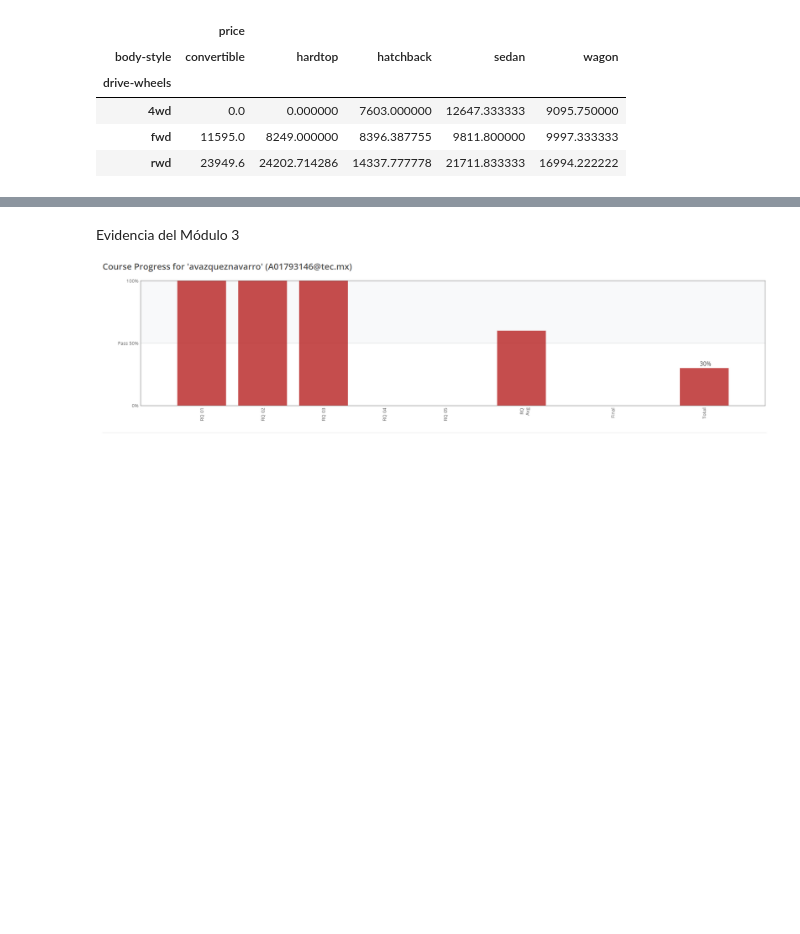
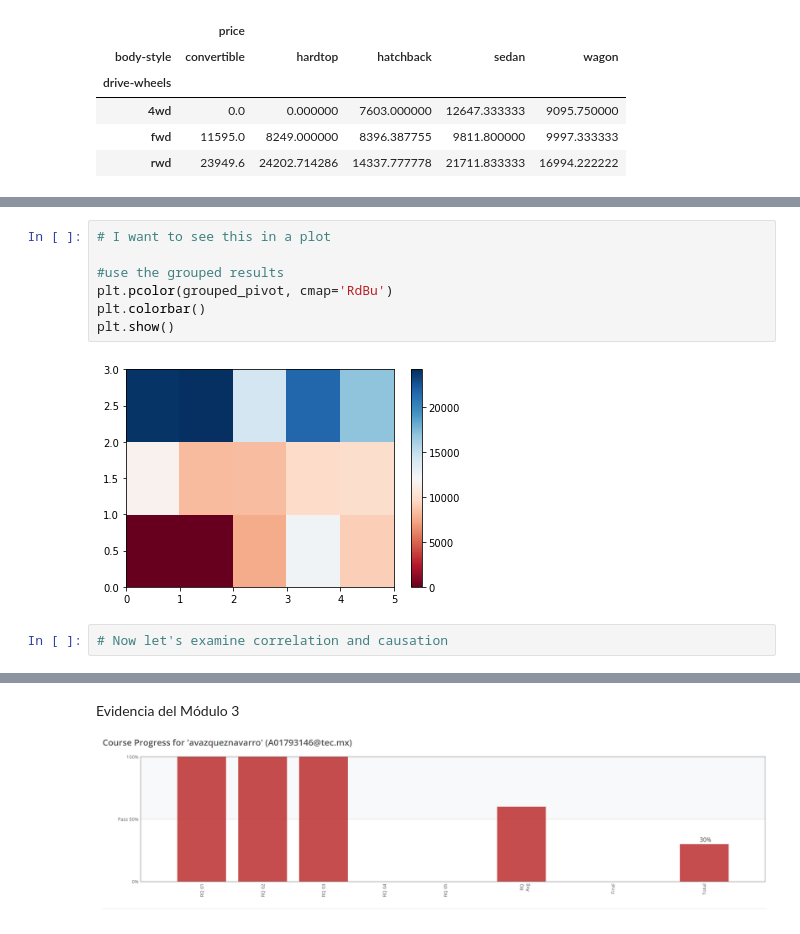
Before and after one commit to PosgradoMNA/actividades-de-aprendizaje-A01793146, a Jupyter notebook: DataAnalysis/Modulo03.ipynb, the cells around one changed output, grey strips where cells are left out. Saved outputs shown, nothing was run; the diff lists cells and outputs as text; blank space fills up the shorter version.

```diff
--- a/DataAnalysis/Modulo03.ipynb
+++ b/DataAnalysis/Modulo03.ipynb
@@ -283,0 +299,11 @@ grouped_pivot
+# %%
+# I want to see this in a plot
+
+#use the grouped results
+plt.pcolor(grouped_pivot, cmap='RdBu')
+plt.colorbar()
+plt.show()
+# %% [output]
+[figure, added]
+# %%
+# Now let's examine correlation and causation
```
Also changed, not shown: parts of 15 cells of this notebook.
